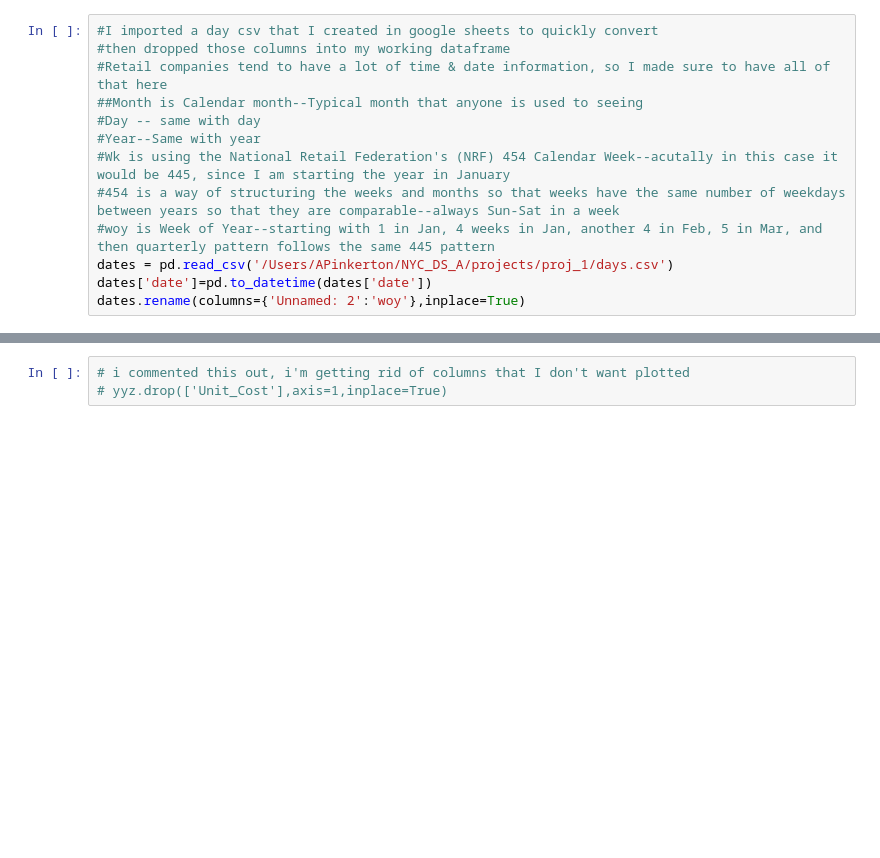
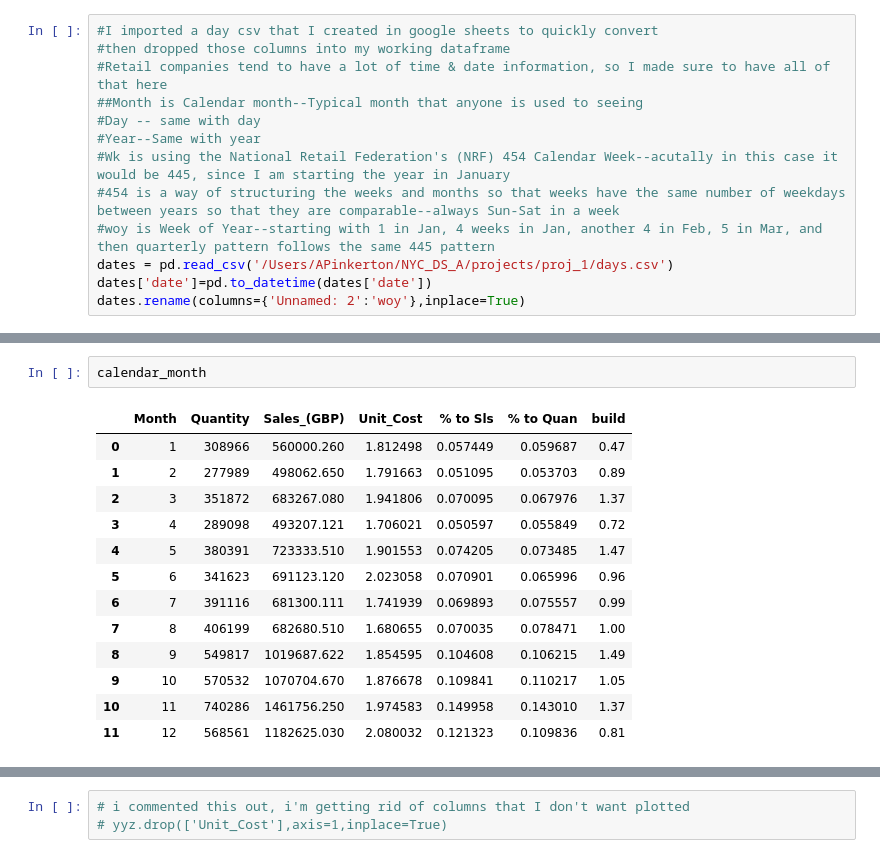
Before and after one commit to axpinkerton/projects, a Jupyter notebook: proj1nb.ipynb, the cells around one changed output, grey strips where cells are left out. Saved outputs shown, nothing was run; the diff lists cells and outputs as text; blank space fills up the shorter version.

```diff
--- a/proj1nb.ipynb
+++ b/proj1nb.ipynb
@@ -192,0 +199,16 @@ See the caveats in the documentation: https://pandas.pydata.org/pandas-docs/stab
+# %%
+calendar_month
+# %% [output]
+|  | Month | Quantity | Sales_(GBP) | Unit_Cost | % to Sls | % to Quan | build |
+| 0 | 1 | 308966 | 560000.260 | 1.812498 | 0.057449 | 0.059687 | 0.47 |
+| 1 | 2 | 277989 | 498062.650 | 1.791663 | 0.051095 | 0.053703 | 0.89 |
+| 2 | 3 | 351872 | 683267.080 | 1.941806 | 0.070095 | 0.067976 | 1.37 |
+| 3 | 4 | 289098 | 493207.121 | 1.706021 | 0.050597 | 0.055849 | 0.72 |
+| 4 | 5 | 380391 | 723333.510 | 1.901553 | 0.074205 | 0.073485 | 1.47 |
+| 5 | 6 | 341623 | 691123.120 | 2.023058 | 0.070901 | 0.065996 | 0.96 |
+| 6 | 7 | 391116 | 681300.111 | 1.741939 | 0.069893 | 0.075557 | 0.99 |
+| 7 | 8 | 406199 | 682680.510 | 1.680655 | 0.070035 | 0.078471 | 1.00 |
+| 8 | 9 | 549817 | 1019687.622 | 1.854595 | 0.104608 | 0.106215 | 1.49 |
+| 9 | 10 | 570532 | 1070704.670 | 1.876678 | 0.109841 | 0.110217 | 1.05 |
+| 10 | 11 | 740286 | 1461756.250 | 1.974583 | 0.149958 | 0.143010 | 1.37 |
+| 11 | 12 | 568561 | 1182625.030 | 2.080032 | 0.121323 | 0.109836 | 0.81 |
```
Also changed, not shown: parts of 20 cells of this notebook.
